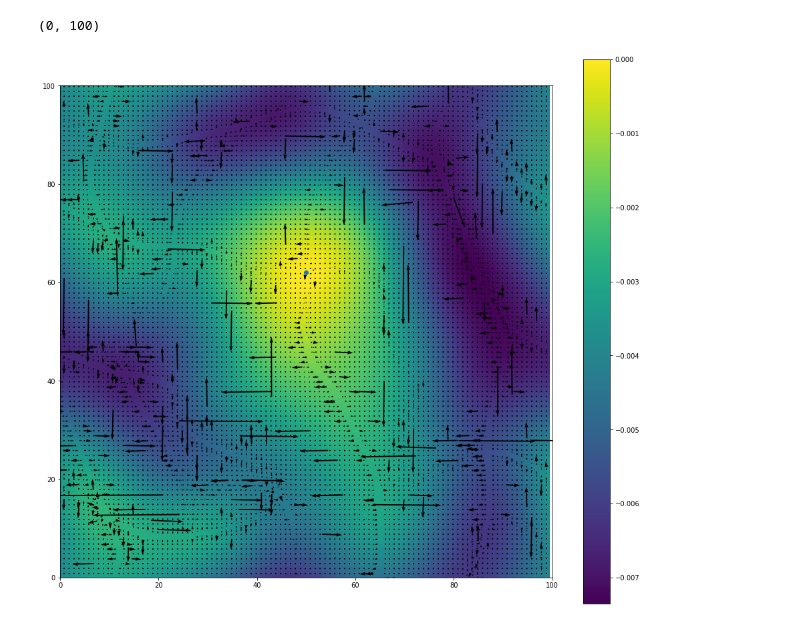
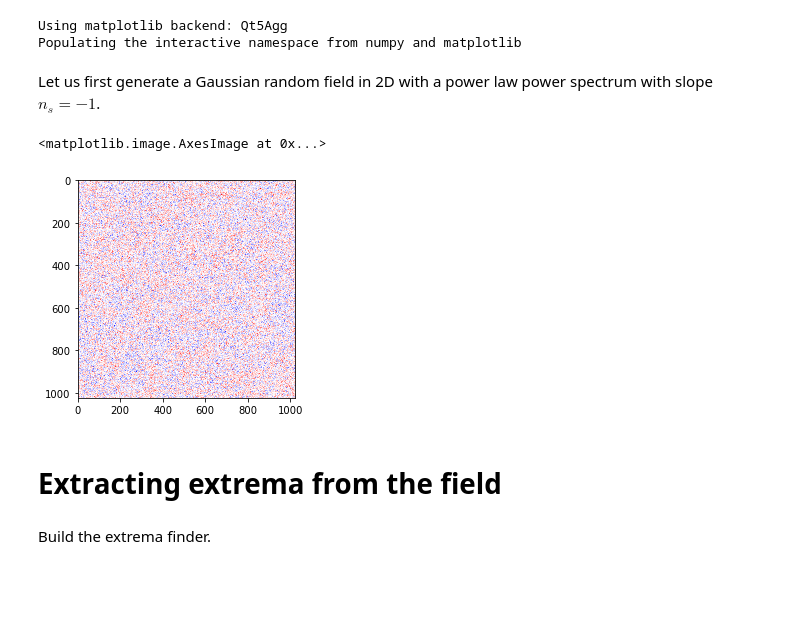
Before and after one commit to cphyc/py_extrema, a Jupyter notebook: extrema_explained.ipynb, the cells around one changed output. Saved outputs shown, nothing was run; the diff lists cells and outputs as text; code cells hidden in the pictures; blank space fills up the shorter version.

Commit message:
Add "extrema explained"

```diff
--- a/extrema_explained.ipynb
+++ b/extrema_explained.ipynb
@@ -330,16 +1,33 @@ imax, jmax, kmax = np.unravel_index(np.argmax(data), data.shape)
-# %%
-plt.figure(figsize=(16.5, 15))
-plt.imshow(data[:, :, kmax].T)
-# m = (x >= imax) & (x < imax+1)
-# m = (y >= jmax) & (y < jmax+1)
-m = (z >= kmax -1) & (z < kmax+2)
-plt.colorbar()
-# plt.plot(x[m], y[m], '.', markersize=1)
-# plt.plot(xi[m], yi[m], '.', markersize=1)
-plt.quiver(x[m], y[m], vx[m], vy[m])
-plt.scatter(imax, jmax)
-plt.xlim(0, 100)
-plt.ylim(0, 100)
-# %% [output]
-(0, 100)
-[figure, removed]
+# %%
+from py_extrema.extrema import ExtremaFinder
+from py_extrema.slopping_saddle import SloppingSaddle
+
+from cycler import cycler
+%pylab
+%matplotlib inline
+mpl.rcParams['figure.dpi'] = 150
+# %% [output]
+Using matplotlib backend: Qt5Agg
+Populating the interactive namespace from numpy and matplotlib
+# %% [markdown]
+Let us first generate a Gaussian random field in 2D with a power law power spectrum with slope $n_s = -1$.
+# %%
+mu = np.random.standard_normal((1024, 1024))
+muk = np.fft.rfftn(mu)
+
+kgrid = np.c_[np.meshgrid(*[np.fft.fftfreq(_) for _ in mu.shape[:-1]], np.fft.rfftfreq(mu.shape[-1]), indexing='ij')]
+k = np.linalg.norm(kgrid, axis=0)
+Pk = np.zeros_like(k)
+Pk[k>0] = k[k>0]**-1
+
+deltak = muk * np.sqrt(Pk)
+delta = np.fft.irfftn(deltak)
+# %%
+plt.imshow(delta, cmap='bwr')
+# %% [output]
+<matplotlib.image.AxesImage at 0x...>
+[figure, added]
+# %% [markdown]
+# Extracting extrema from the field
+# %% [markdown]
+Build the extrema finder.
```
Also changed, not shown: parts of 59 cells of this notebook.
